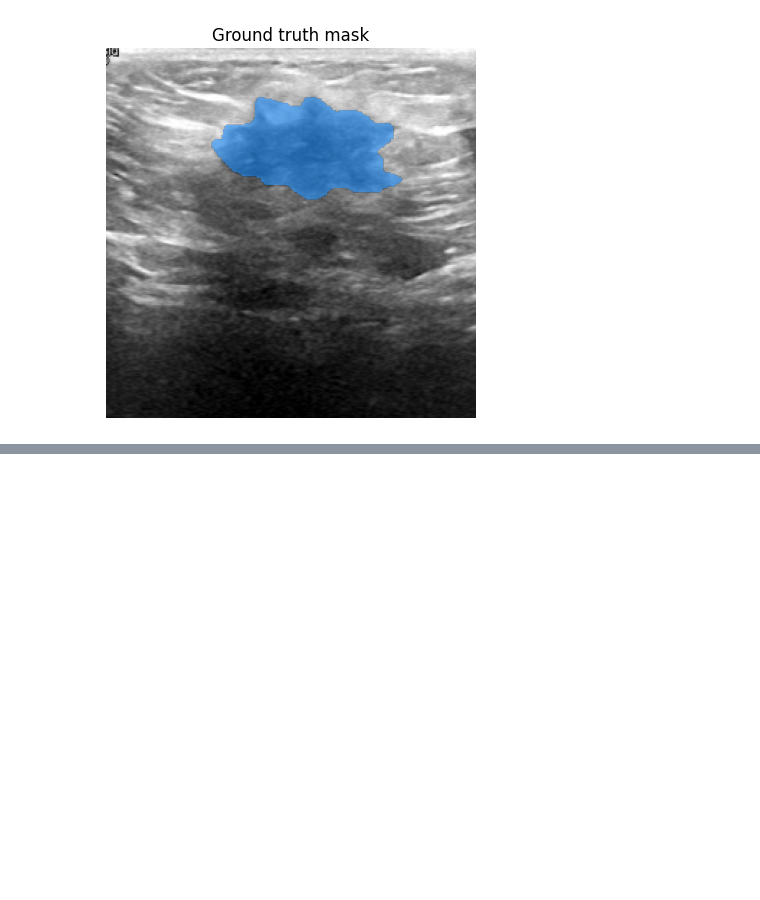
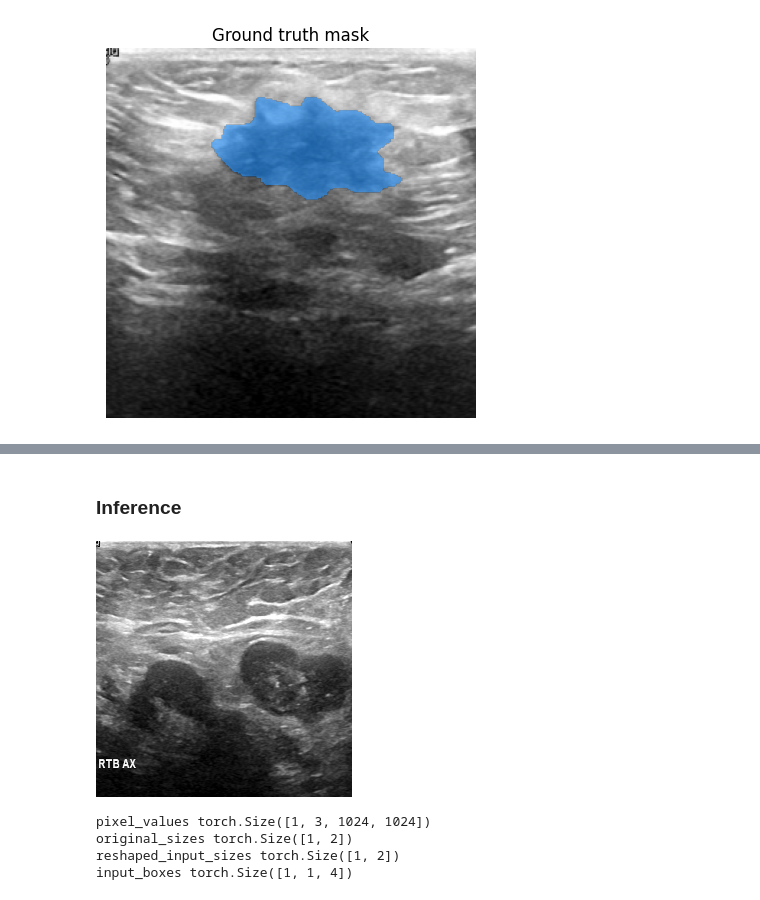
Before and after one commit to bpiyush/transparent-liquid-segmentation, a Jupyter notebook: finetuning_sam/medsam_tutorial.ipynb, the cells around one changed output, grey strips where cells are left out. Drawn from its saved outputs; the diff is of its cells as text; code cells hidden in the pictures; blank space fills up the shorter version.

```diff
--- a/finetuning_sam/medsam_tutorial.ipynb
+++ b/finetuning_sam/medsam_tutorial.ipynb
@@ -117,0 +225,28 @@ ImportError: cannot import name 'SamProcessor' from 'transformers' (/home/pbagad
+# %% [markdown]
+### Inference
+# %%
+import numpy as np
+from PIL import Image
+
+# let's take a random training example
+idx = 10
+
+# load image
+image = dataset[idx]["image"]
+image
+# %% [output]
+[figure, added]
+# %%
+# get box prompt based on ground truth segmentation map
+ground_truth_mask = np.array(dataset[idx]["label"])
+prompt = get_bounding_box(ground_truth_mask)
+
+# prepare image + box prompt for the model
+inputs = processor(image, input_boxes=[[prompt]], return_tensors="pt").to(device)
+for k,v in inputs.items():
+    print(k,v.shape)
+# %% [output]
+pixel_values torch.Size([1, 3, 1024, 1024])
+original_sizes torch.Size([1, 2])
+reshaped_input_sizes torch.Size([1, 2])
+input_boxes torch.Size([1, 1, 4])
```
Also changed, not shown: parts of 16 cells of this notebook, 2 other files.
